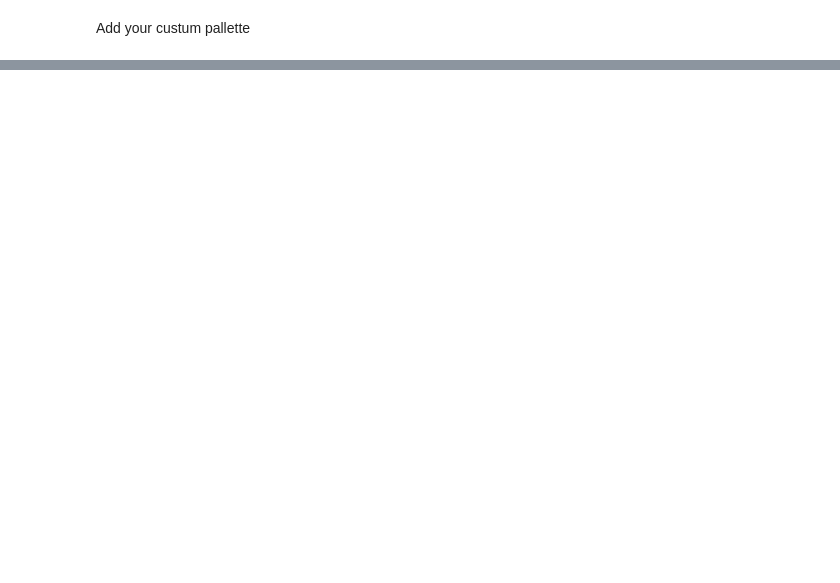
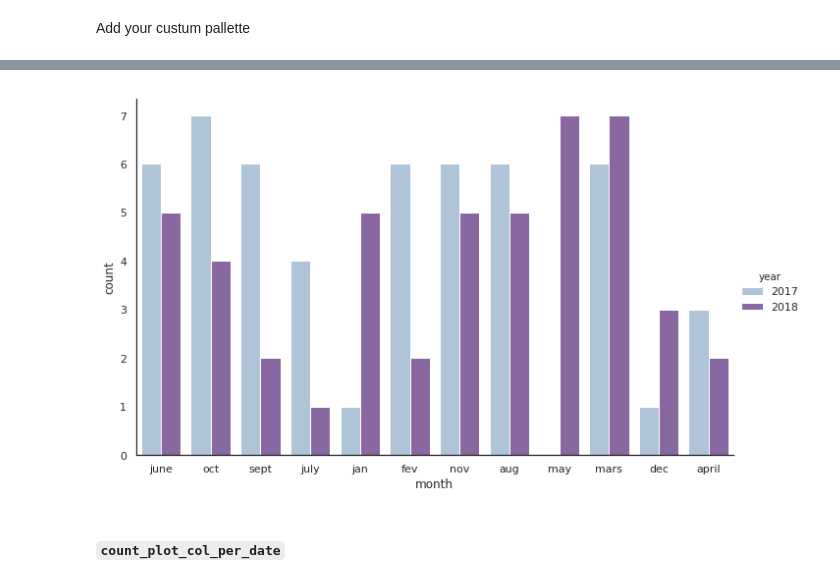
Before and after one commit to datascienceisrael/python3-dsgutils, a Jupyter notebook: examples.ipynb, the cells around one changed output, grey strips where cells are left out. Cells and saved outputs as stored; diff of their text form; code cells hidden in the pictures; blank space fills up the shorter version.

```diff
--- a/examples.ipynb
+++ b/examples.ipynb
@@ -270,0 +361,4 @@ ax.set(title='My Stacked Bar Plot');
+# %%
+df_prod['month'] = random.sample(['jan', 'fev', 'mars', 'april', 'may', 'june', 'july', 'aug', 'sept', 'oct', 'nov', 'dec']*100, k = 100)
+df_prod['year']= random.sample(['2017', '2018']*100, k = 100)
+df_prod.head(10)
@@ -270,0 +377,6 @@ ax.set(title='My Stacked Bar Plot');
+# %%
+dsgutils.pd.viz.count_month_year (df_prod,'month','year', save_plot = False, path_dir = None)
+# %% [output]
+[figure, added]
+# %% [markdown]
+#### `count_plot_col_per_date`
```
Also changed, not shown: parts of 52 cells of this notebook, 3 other files.
